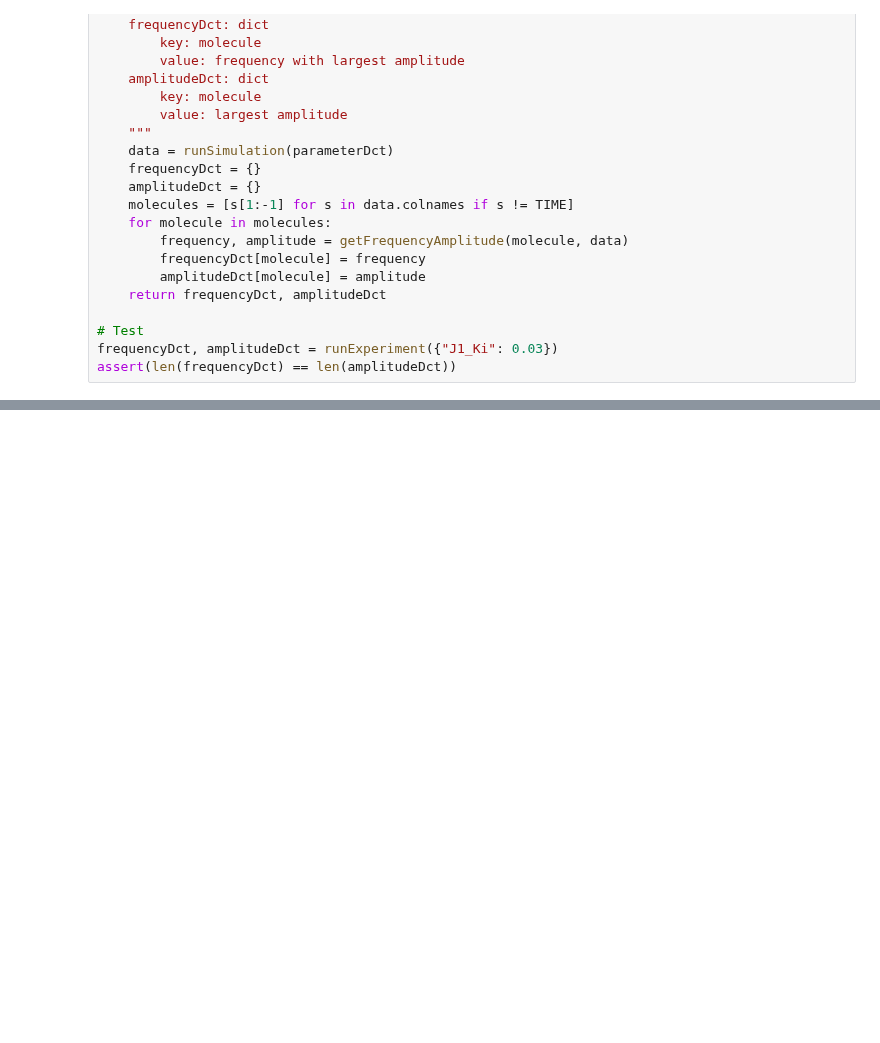
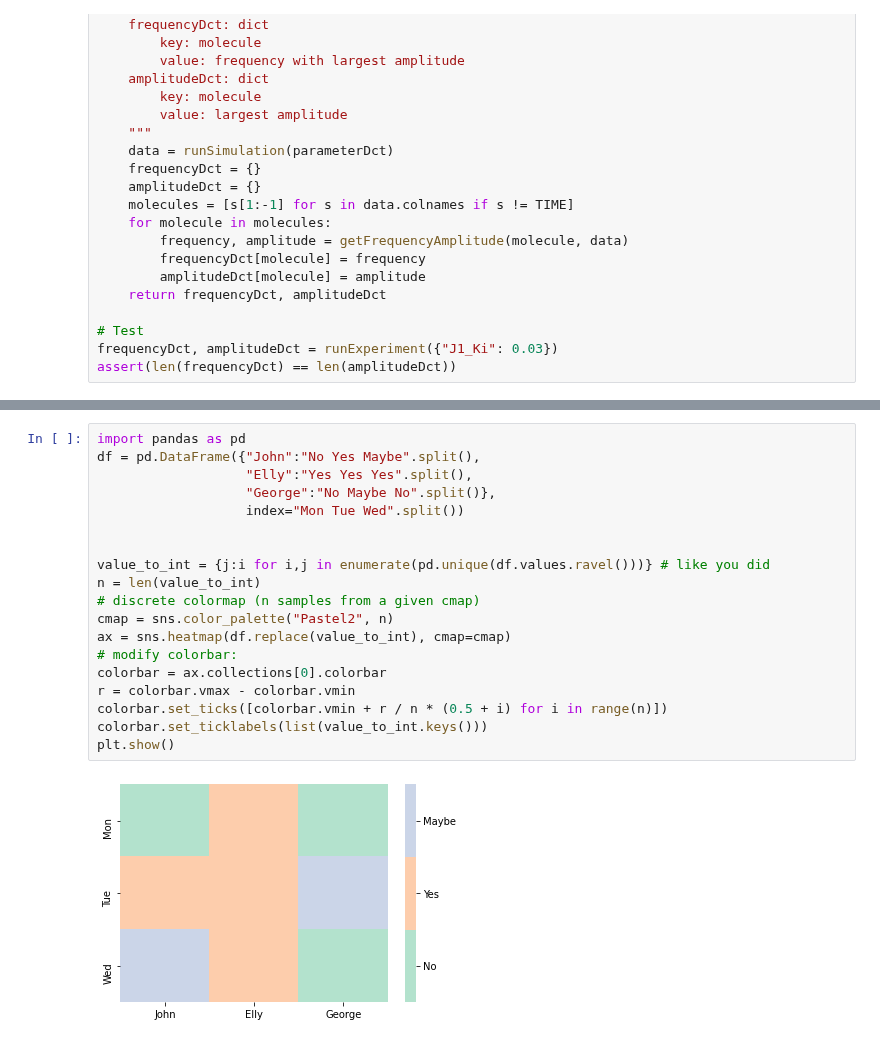
Before and after one commit to ModelEngineering/advancing-biomedical-models, a Jupyter notebook: lecture_5/5_computational_experiments_OFT.ipynb, the cells around one changed output, grey strips where cells are left out. Drawn from its saved outputs; the diff is of its cells as text; blank space fills up the shorter version.

```diff
--- a/lecture_5/5_computational_experiments_OFT.ipynb
+++ b/lecture_5/5_computational_experiments_OFT.ipynb
@@ -407,0 +453,21 @@ assert(len(runStudy()) > 0)
+# %%
+import pandas as pd
+df = pd.DataFrame({"John":"No Yes Maybe".split(),
+                   "Elly":"Yes Yes Yes".split(),
+                   "George":"No Maybe No".split()},
+                   index="Mon Tue Wed".split())
+
+
+value_to_int = {j:i for i,j in enumerate(pd.unique(df.values.ravel()))} # like you did
+n = len(value_to_int)
+# discrete colormap (n samples from a given cmap)
+cmap = sns.color_palette("Pastel2", n)
+ax = sns.heatmap(df.replace(value_to_int), cmap=cmap)
+# modify colorbar:
+colorbar = ax.collections[0].colorbar
+r = colorbar.vmax - colorbar.vmin
+colorbar.set_ticks([colorbar.vmin + r / n * (0.5 + i) for i in range(n)])
+colorbar.set_ticklabels(list(value_to_int.keys()))
+plt.show()
+# %% [output]
+[figure, added]
```
Also changed, not shown: parts of 29 cells of this notebook, 2 other files.
